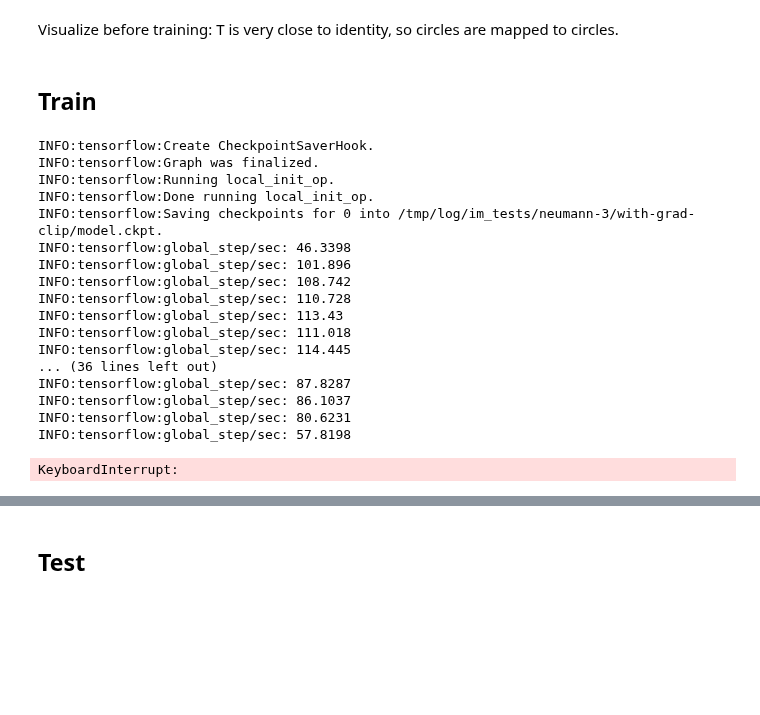
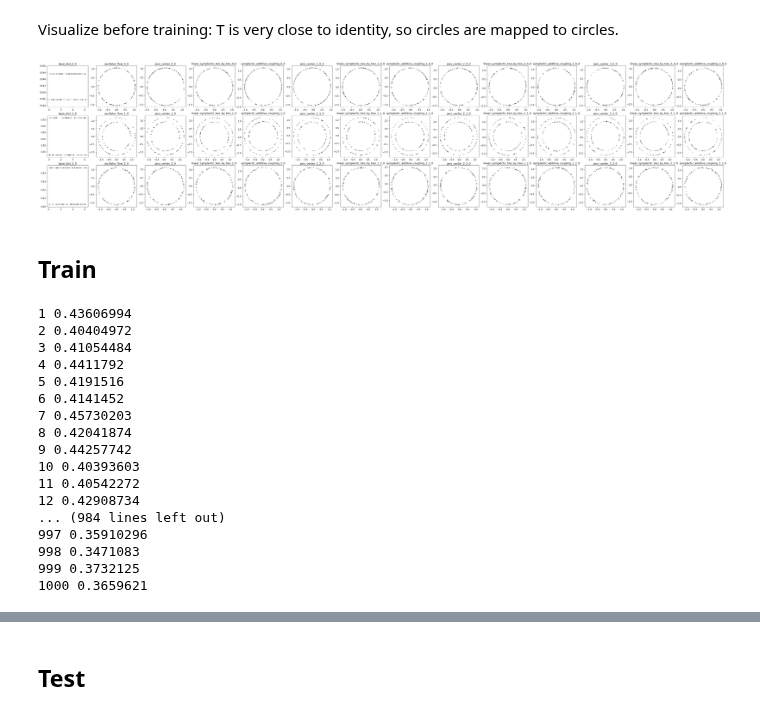
Before and after one commit to rbondesan/CanonicalFlows, a Jupyter notebook: notebooks/neumann.ipynb, the cells around one changed output, grey strips where cells are left out. Drawn from its saved outputs; the diff is of its cells as text; code cells hidden in the pictures; blank space fills up the shorter version.

```diff
--- a/notebooks/neumann.ipynb
+++ b/notebooks/neumann.ipynb
@@ -79,9 +86,10 @@ Define the model T as sequence of symplectic transformations
 stack = [OscillatorFlow()]
 for i in range(settings['num_stacks_bijectors']):
     stack.extend([ZeroCenter(),
-                  LinearSymplecticTwoByTwo(),
+#                  LinearSymplecticTwoByTwo(),
+                  LinearSymplectic(),
                   SymplecticAdditiveCoupling(shift_model=IrrotationalMLP())])
-                  #SymplecticAdditiveCoupling(shift_model=MLP())])
+#                  SymplecticAdditiveCoupling(shift_model=MLP())])
 T = Chain(stack)
 # %% [markdown]
 Data, loss and train op:
@@ -117,7 +125,9 @@ Visualize before training: T is very close to identity, so circles are mapped to
 # %%
 sess.run(tf.global_variables_initializer())
 # %%
-#visualize_chain_bijector(T, z, sess=sess)
+visualize_chain_bijector(T, z, sess=sess)
+# %% [output]
+[figure, added]
 # %% [markdown]
 ## Train
 # %%
@@ -126,23 +136,28 @@ for i, bijector in enumerate(T.bijectors):
     if hasattr(bijector, 'is_training'):
         T.bijectors[i].is_training = True
 # %%
-tf.contrib.training.train(train_op, logdir=settings['log_dir'], save_checkpoint_secs=60)
+#tf.contrib.training.train(train_op, logdir=settings['log_dir'], save_checkpoint_secs=60)
-# %% [output]
-INFO:tensorflow:Create CheckpointSaverHook.
-INFO:tensorflow:Graph was finalized.
-INFO:tensorflow:Running local_init_op.
-INFO:tensorflow:Done running local_init_op.
-INFO:tensorflow:Saving checkpoints for 0 into /tmp/log/im_tests/neumann-3/with-grad-clip/model.ckpt.
-INFO:tensorflow:global_step/sec: 46.3398
-INFO:tensorflow:global_step/sec: 101.896
-INFO:tensorflow:global_step/sec: 108.742
-INFO:tensorflow:global_step/sec: 110.728
-INFO:tensorflow:global_step/sec: 113.43
-INFO:tensorflow:global_step/sec: 111.018
-INFO:tensorflow:global_step/sec: 114.445
-... (36 lines left out)
-INFO:tensorflow:global_step/sec: 87.8287
-INFO:tensorflow:global_step/sec: 86.1037
-INFO:tensorflow:global_step/sec: 80.6231
-INFO:tensorflow:global_step/sec: 57.8198
-KeyboardInterrupt:
+# %%
+losses = []
+for i in range(1000):
+    _, it, loss_np = sess.run([train_op, step, loss])
+    print(it, loss_np)
+    losses.append(loss_np)
+# %% [output]
+1 0.43606994
+2 0.40404972
+3 0.41054484
+4 0.4411792
+5 0.4191516
+6 0.4141452
+7 0.45730203
+8 0.42041874
+9 0.44257742
+10 0.40393603
+11 0.40542272
+12 0.42908734
+... (984 lines left out)
+997 0.35910296
+998 0.3471083
+999 0.3732125
+1000 0.3659621
```
Also changed, not shown: parts of 4 cells of this notebook, 1 other file.
